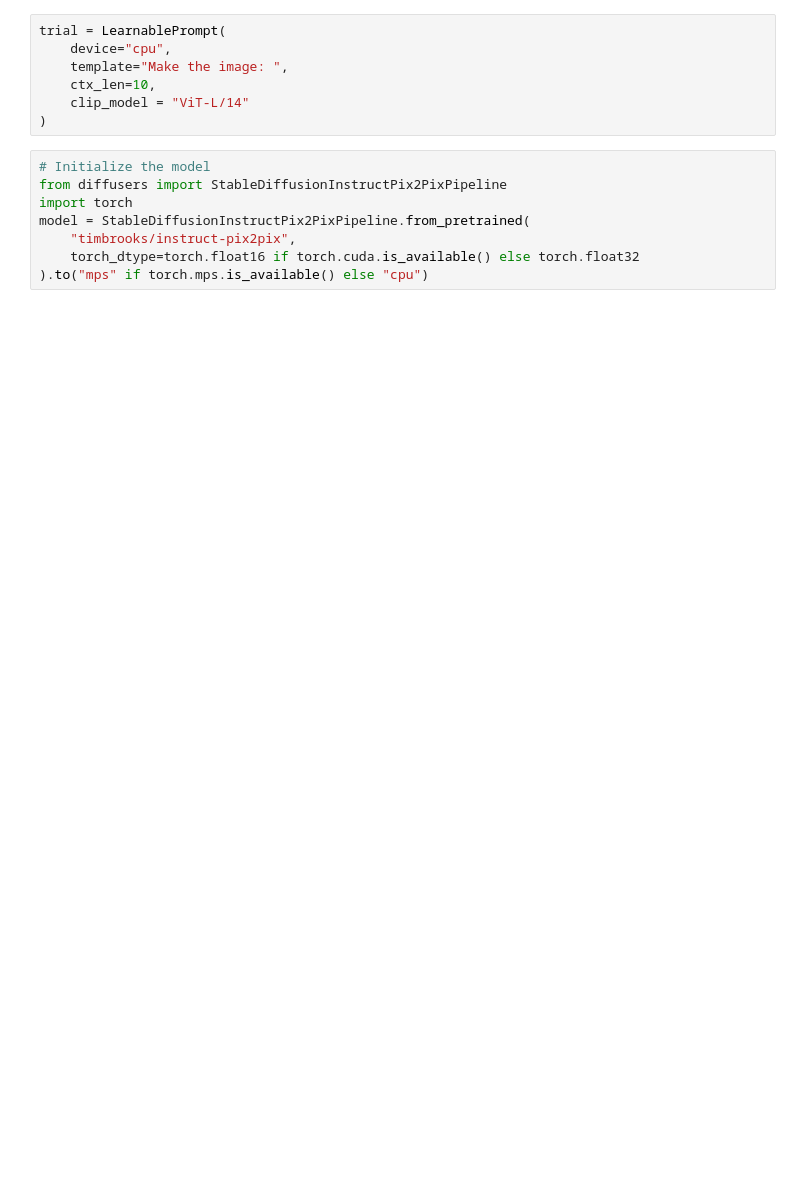
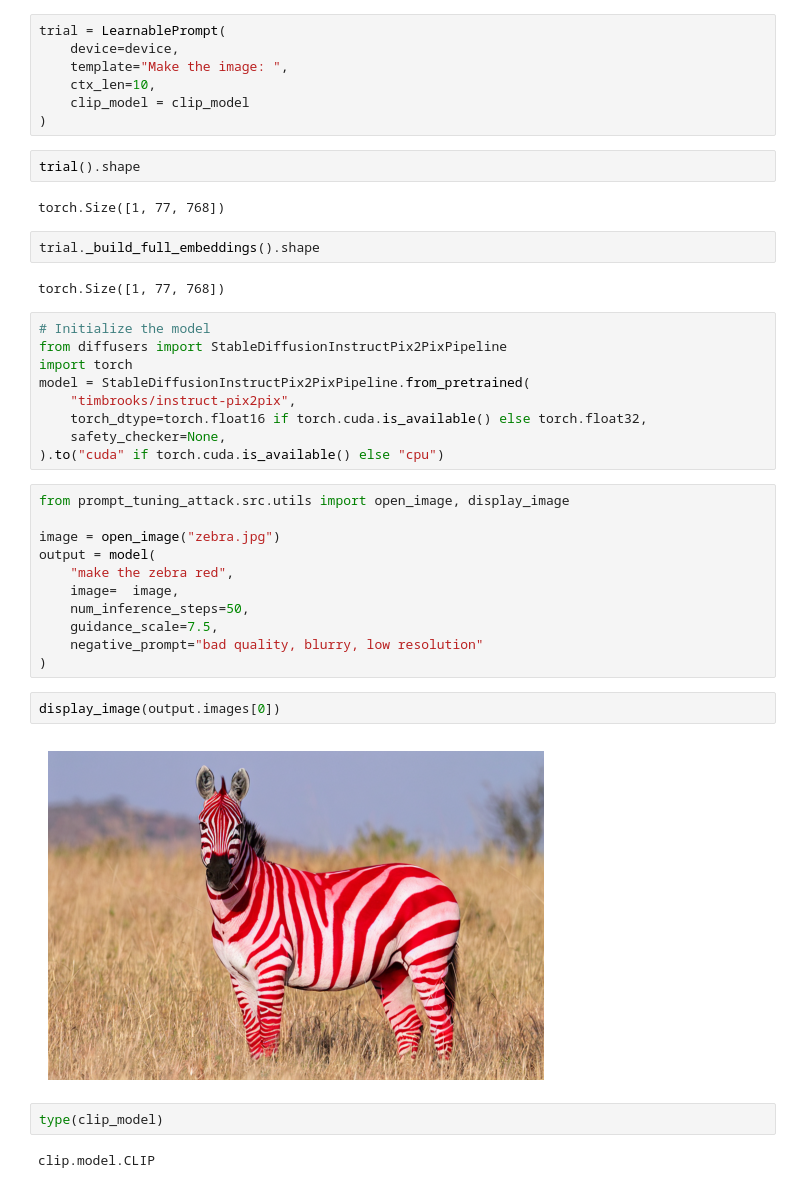
Before and after one commit to mattiaamartino/adversarial-attack-diffusion, a Jupyter notebook: learnable_prompt.ipynb, the cells around one changed output. Saved outputs shown, nothing was run; the diff lists cells and outputs as text; blank space fills up the shorter version.

Commit message:
learnable prompt fully functional

```diff
--- a/learnable_prompt.ipynb
+++ b/learnable_prompt.ipynb
@@ -114,15 +110,43 @@ class LearnablePrompt(nn.Module):
 # %%
 trial = LearnablePrompt(
-    device="cpu",
+    device=device,
     template="Make the image: ",
     ctx_len=10,
-    clip_model = "ViT-L/14"
+    clip_model = clip_model
 )
+# %%
+trial().shape
+# %% [output]
+torch.Size([1, 77, 768])
+# %%
+trial._build_full_embeddings().shape
+# %% [output]
+torch.Size([1, 77, 768])
 # %%
 # Initialize the model
 from diffusers import StableDiffusionInstructPix2PixPipeline
 import torch
 model = StableDiffusionInstructPix2PixPipeline.from_pretrained(
     "timbrooks/instruct-pix2pix",
-    torch_dtype=torch.float16 if torch.cuda.is_available() else torch.float32
-).to("mps" if torch.mps.is_available() else "cpu")
+    torch_dtype=torch.float16 if torch.cuda.is_available() else torch.float32,
+    safety_checker=None,
+).to("cuda" if torch.cuda.is_available() else "cpu")
+# %%
+from prompt_tuning_attack.src.utils import open_image, display_image
+
+image = open_image("zebra.jpg")
+output = model(
+    "make the zebra red",
+    image=  image,
+    num_inference_steps=50,
+    guidance_scale=7.5,
+    negative_prompt="bad quality, blurry, low resolution"
+)
+# %%
+display_image(output.images[0])
+# %% [output]
+[figure, added]
+# %%
+type(clip_model)
+# %% [output]
+clip.model.CLIP
```
Also changed, not shown: parts of 7 cells of this notebook, 3 other files.
